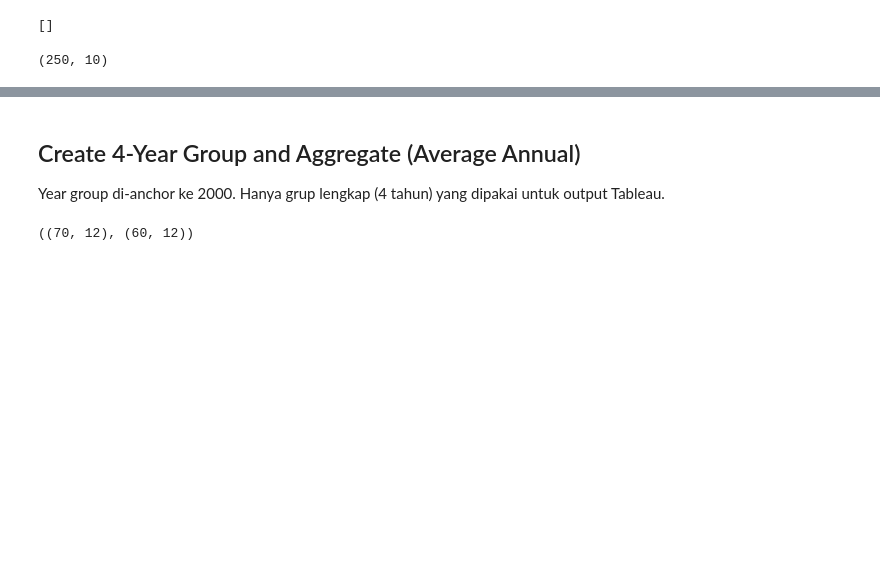
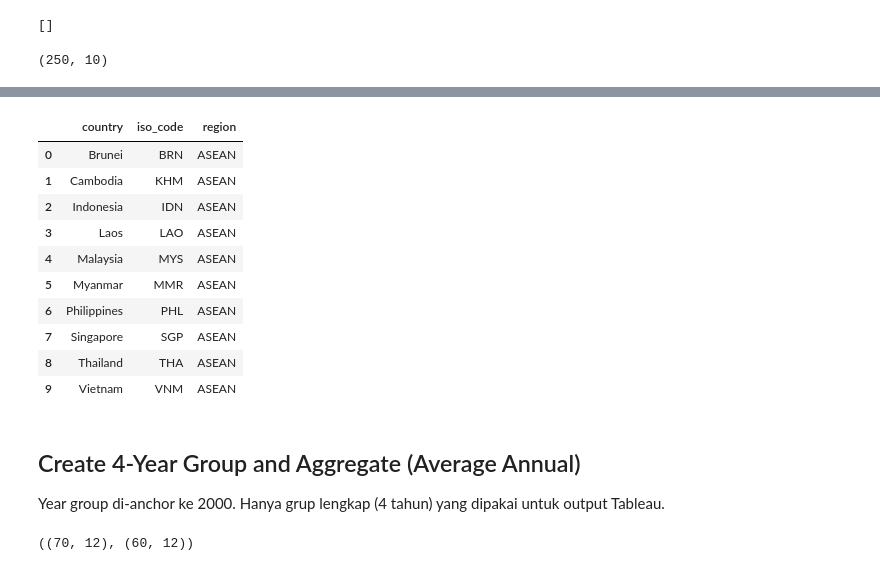
Before and after one commit to AlvitoDwiP/carbon-emission, a Jupyter notebook: notebooks/04_Tableau_ready_dataset.ipynb, the cells around one changed output, grey strips where cells are left out. Saved outputs shown, nothing was run; the diff lists cells and outputs as text; code cells hidden in the pictures; blank space fills up the shorter version.

```diff
--- a/notebooks/04_Tableau_ready_dataset.ipynb
+++ b/notebooks/04_Tableau_ready_dataset.ipynb
@@ -112,3 +131,40 @@ df_core.shape
+# %%
+country_metadata = (
+    df_core[["country"]]
+    .drop_duplicates()
+    .sort_values("country")
+    .reset_index(drop=True)
+)
+
+iso_map = {
+    "Brunei": "BRN",
+    "Cambodia": "KHM",
+    "Indonesia": "IDN",
+    "Laos": "LAO",
+    "Malaysia": "MYS",
+    "Myanmar": "MMR",
+    "Philippines": "PHL",
+    "Singapore": "SGP",
+    "Thailand": "THA",
+    "Vietnam": "VNM",
+}
+
+country_metadata["iso_code"] = country_metadata["country"].map(iso_map)
+country_metadata["region"] = "ASEAN"
+
+country_metadata.head(10)
+# %% [output]
+|  | country | iso_code | region |
+| 0 | Brunei | BRN | ASEAN |
+| 1 | Cambodia | KHM | ASEAN |
+| 2 | Indonesia | IDN | ASEAN |
+| 3 | Laos | LAO | ASEAN |
+| 4 | Malaysia | MYS | ASEAN |
+| 5 | Myanmar | MMR | ASEAN |
+| 6 | Philippines | PHL | ASEAN |
+| 7 | Singapore | SGP | ASEAN |
+| 8 | Thailand | THA | ASEAN |
+| 9 | Vietnam | VNM | ASEAN |
 # %% [markdown]
 ## Create 4-Year Group and Aggregate (Average Annual)
 
```
Also changed, not shown: parts of 9 cells of this notebook, 2 other files.
